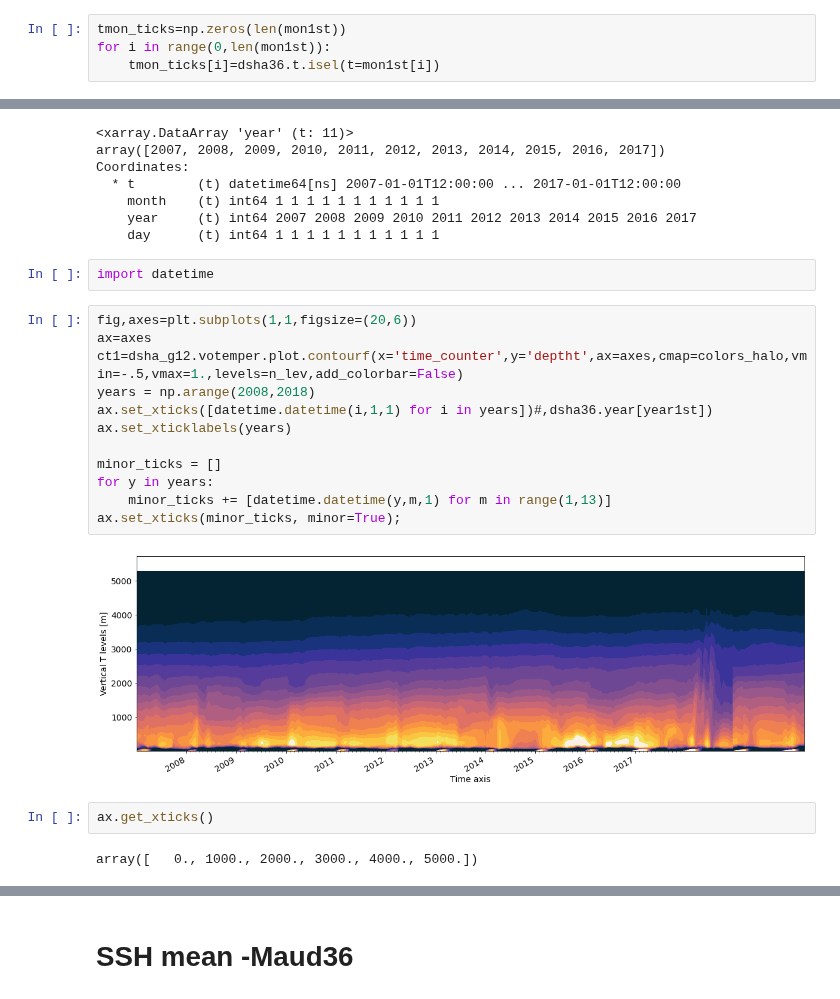
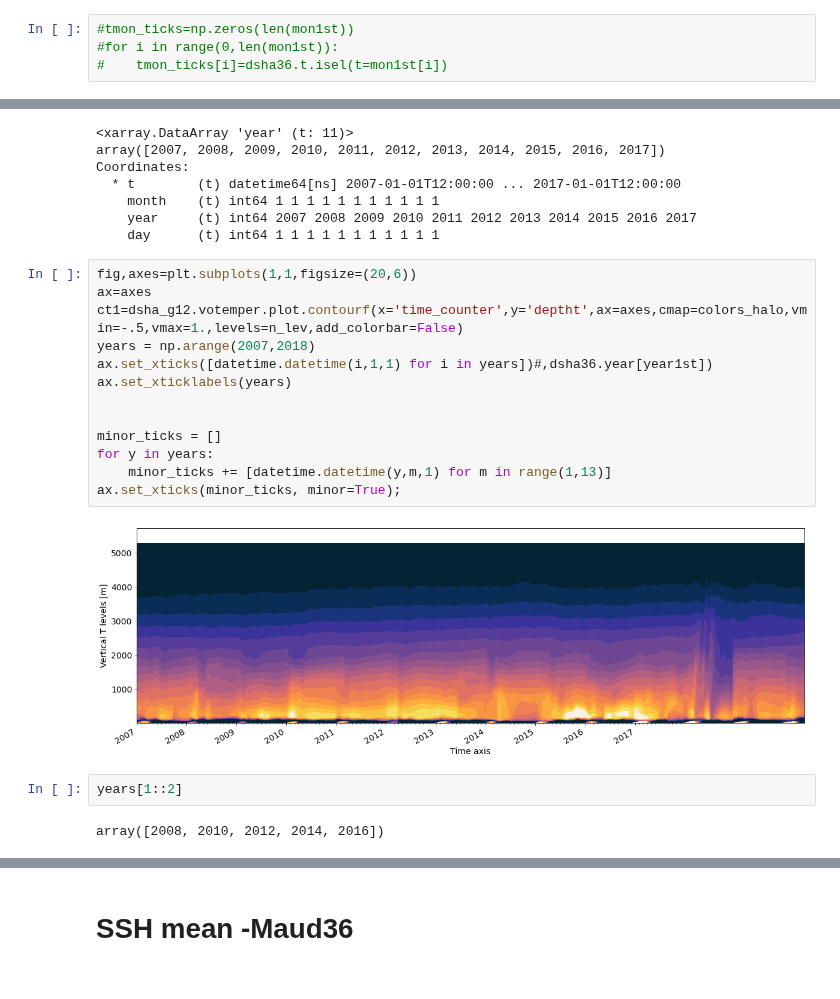
Before and after one commit to bguelk/JGR_2023_MaudRise, a Jupyter notebook: plot_figures/Comp_Halo_m12_g12.ipynb, the cells around one changed output, grey strips where cells are left out. Drawn from its saved outputs; the diff is of its cells as text.

```diff
--- a/plot_figures/Comp_Halo_m12_g12.ipynb
+++ b/plot_figures/Comp_Halo_m12_g12.ipynb
@@ -115,4 +126,4 @@ mon1st[0]
 # %%
-tmon_ticks=np.zeros(len(mon1st))
-for i in range(0,len(mon1st)):
-    tmon_ticks[i]=dsha36.t.isel(t=mon1st[i])
+#tmon_ticks=np.zeros(len(mon1st))
+#for i in range(0,len(mon1st)):
+#    tmon_ticks[i]=dsha36.t.isel(t=mon1st[i])
@@ -171,26 +182,25 @@ Coordinates:
     month    (t) int64 1 1 1 1 1 1 1 1 1 1 1
     year     (t) int64 2007 2008 2009 2010 2011 2012 2013 2014 2015 2016 2017
     day      (t) int64 1 1 1 1 1 1 1 1 1 1 1
-# %%
-import datetime
 # %%
 fig,axes=plt.subplots(1,1,figsize=(20,6))
 ax=axes
 ct1=dsha_g12.votemper.plot.contourf(x='time_counter',y='deptht',ax=axes,cmap=colors_halo,vmin=-.5,vmax=1.,levels=n_lev,add_colorbar=False)
-years = np.arange(2008,2018)
+years = np.arange(2007,2018)
 ax.set_xticks([datetime.datetime(i,1,1) for i in years])#,dsha36.year[year1st])
 ax.set_xticklabels(years)
+
 
 minor_ticks = []
 for y in years:
     minor_ticks += [datetime.datetime(y,m,1) for m in range(1,13)]
 ax.set_xticks(minor_ticks, minor=True);
 # %% [output]
-[figure, old version]
+[figure, new version]
-# %%
-ax.get_xticks()
-# %% [output]
-array([   0., 1000., 2000., 3000., 4000., 5000.])
+# %%
+years[1::2]
+# %% [output]
+array([2008, 2010, 2012, 2014, 2016])
 # %%
 #Figure 6 of the manuscript
 from matplotlib.gridspec import GridSpec, GridSpecFromSubplotSpec
```
Also changed, not shown: parts of 8 cells of this notebook, 2 other files.
